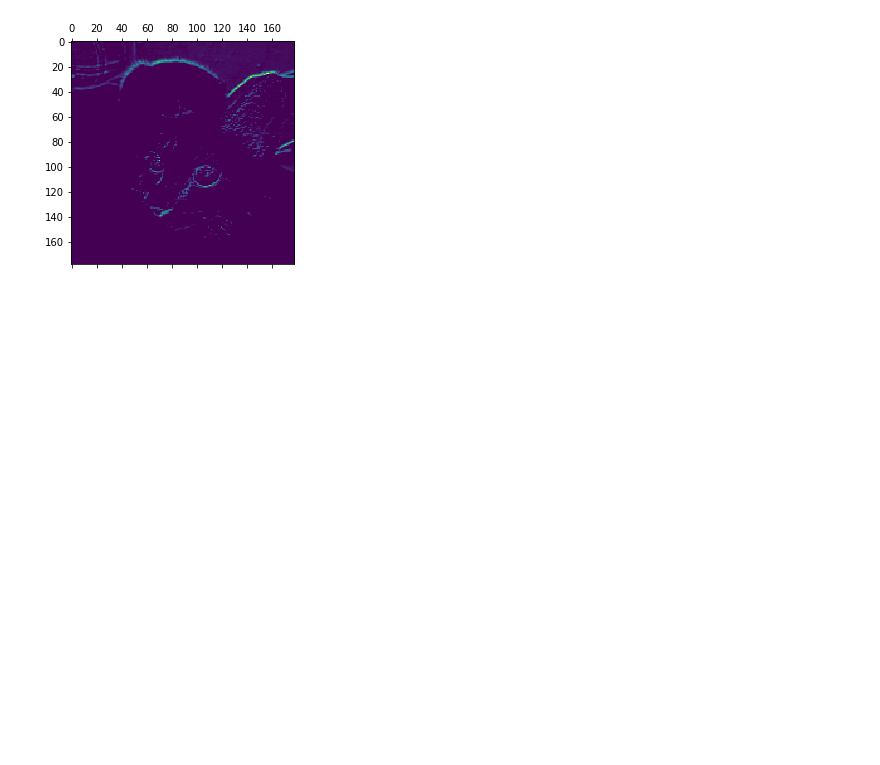
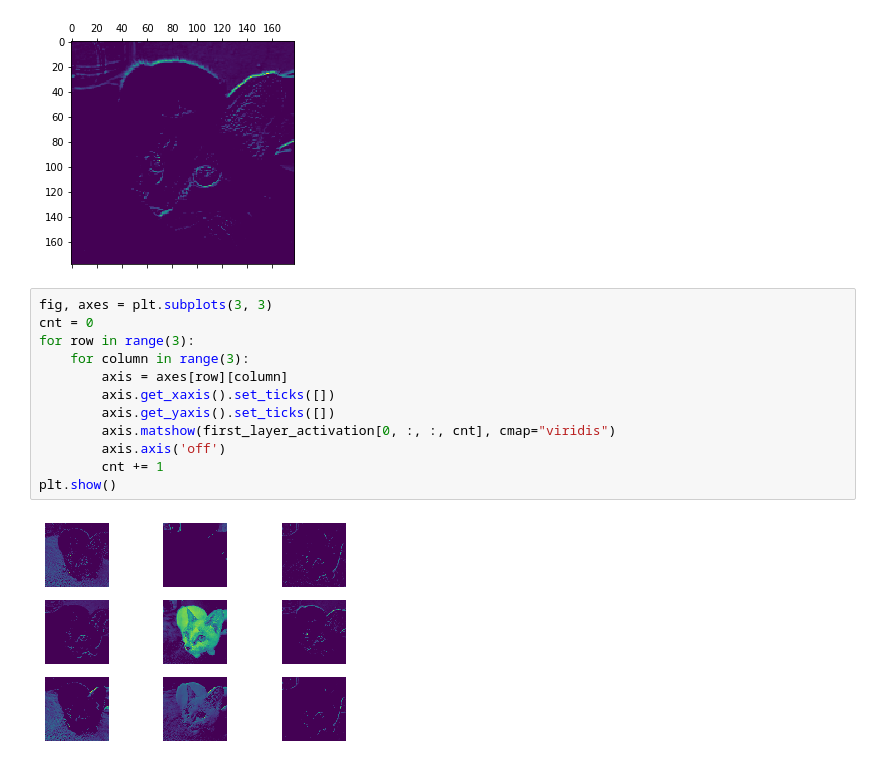
Before and after one commit to meticulousdev/Keras, a Jupyter notebook: code_2nd/chap09/convnet_interpretation.ipynb, the cells around one changed output. Saved outputs shown, nothing was run; the diff lists cells and outputs as text; blank space fills up the shorter version.

```diff
--- a/code_2nd/chap09/convnet_interpretation.ipynb
+++ b/code_2nd/chap09/convnet_interpretation.ipynb
@@ -80,4 +76,18 @@ plt.matshow(first_layer_activation[0, :, :, 5], cmap="viridis")
 plt.show()
 # %% [output]
 [figure]
+# %%
+fig, axes = plt.subplots(3, 3)
+cnt = 0
+for row in range(3):
+    for column in range(3):
+        axis = axes[row][column]
+        axis.get_xaxis().set_ticks([])
+        axis.get_yaxis().set_ticks([])
+        axis.matshow(first_layer_activation[0, :, :, cnt], cmap="viridis")
+        axis.axis('off')
+        cnt += 1
+plt.show()
+# %% [output]
+[figure, added]
 # %%
```
Also changed, not shown: parts of 6 cells of this notebook.
